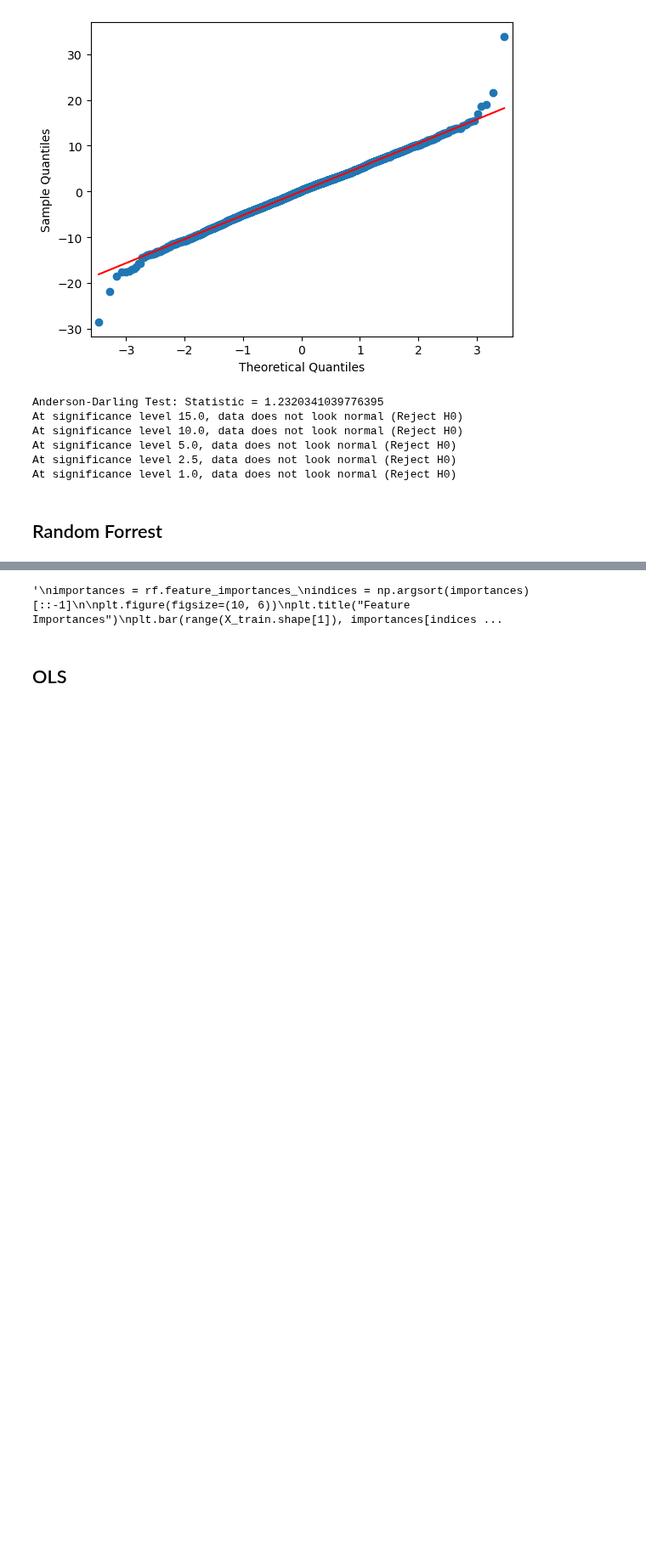
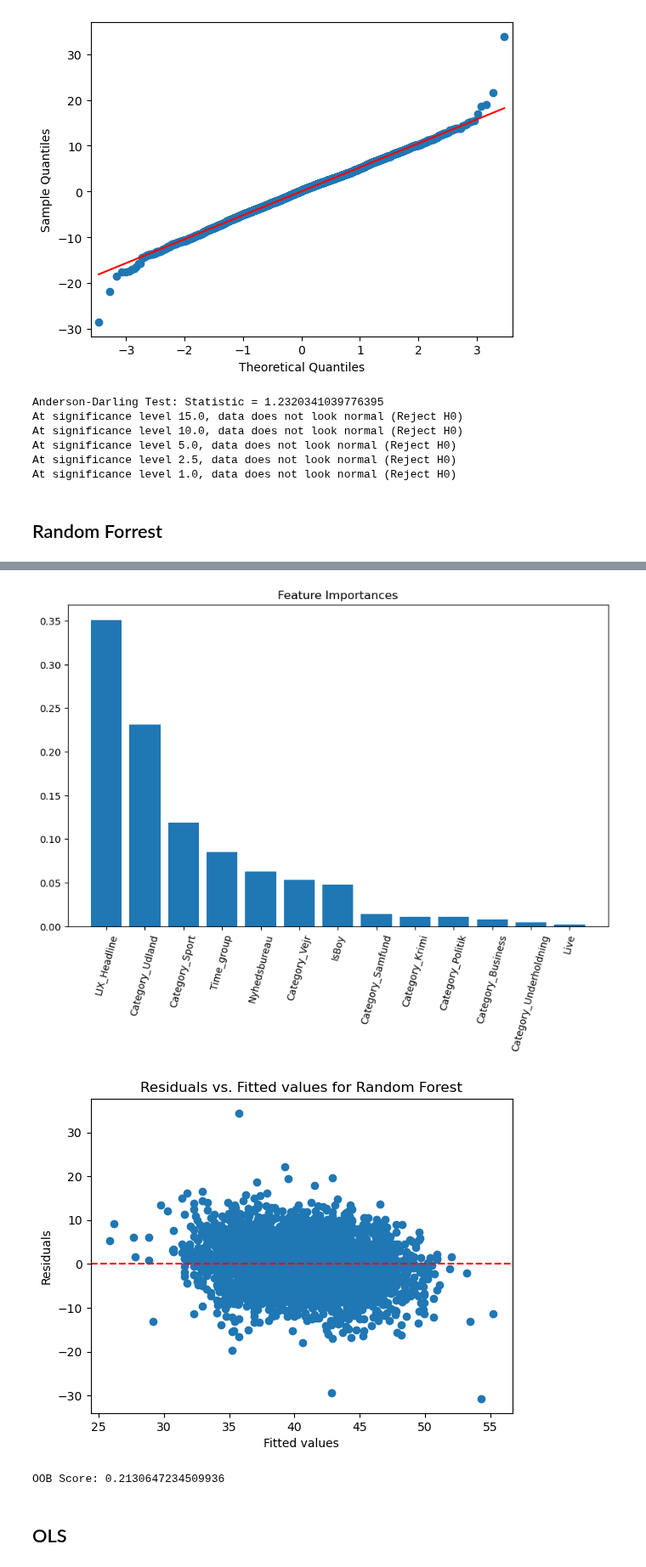
Before and after one commit to Gr-Elena/isds2023_group31, a Jupyter notebook: codes/modeling/Model_Ny_Ny_Ny_Ny.ipynb, the cells around one changed output, grey strips where cells are left out. Shown at 85% size. Saved outputs shown, nothing was run; the diff lists cells and outputs as text; code cells hidden in the pictures; blank space fills up the shorter version.

```diff
--- a/codes/modeling/Model_Ny_Ny_Ny_Ny.ipynb
+++ b/codes/modeling/Model_Ny_Ny_Ny_Ny.ipynb
@@ -579,30 +499,30 @@ plt.close()
 # %%
-"""
-importances = rf.feature_importances_
+importances = rf_model.feature_importances_
 indices = np.argsort(importances)[::-1]
 
 plt.figure(figsize=(10, 6))
 plt.title("Feature Importances")
 plt.bar(range(X_train.shape[1]), importances[indices], align="center")
-plt.xticks(range(X_train.shape[1]), X_train.columns[indices], rotation=90)
+plt.xticks(range(X_train.shape[1]), X_train.columns[indices], rotation=75)
 plt.xlim([-1, X_train.shape[1]])
 plt.show()
 
 # Residuals plot
-residuals_RF = y_test - y_pred_RF
-plt.scatter(y_pred_RF, residuals_RF)
+residuals_RF = y_test - y_pred_RF_test  # Note: I assume you meant y_pred_RF_test here
+plt.scatter(y_pred_RF_test, residuals_RF)  # Note: I assume you meant y_pred_RF_test here
 plt.axhline(0, color='red', linestyle='--')
 plt.title("Residuals vs. Fitted values for Random Forest")
 plt.xlabel("Fitted values")
 plt.ylabel("Residuals")
 plt.show()
 
 # OOB Score (Only if you set oob_score=True in the Random Forest Regressor)
-if hasattr(rf, "oob_score_"):
-    print("OOB Score:", rf.oob_score_)
-"""
+if hasattr(rf_model, "oob_score_"):
+    print("OOB Score:", rf_model.oob_score_)
 # %% [output]
+[figure, added]
+[figure, added]
-'\nimportances = rf.feature_importances_\nindices = np.argsort(importances)[::-1]\n\nplt.figure(figsize=(10, 6))\nplt.title("Feature Importances")\nplt.bar(range(X_train.shape[1]), importances[indices ...
+OOB Score: 0.2130647234509936
 # %% [markdown]
 ## OLS
 # %%
```
Also changed, not shown: parts of 8 cells of this notebook.
